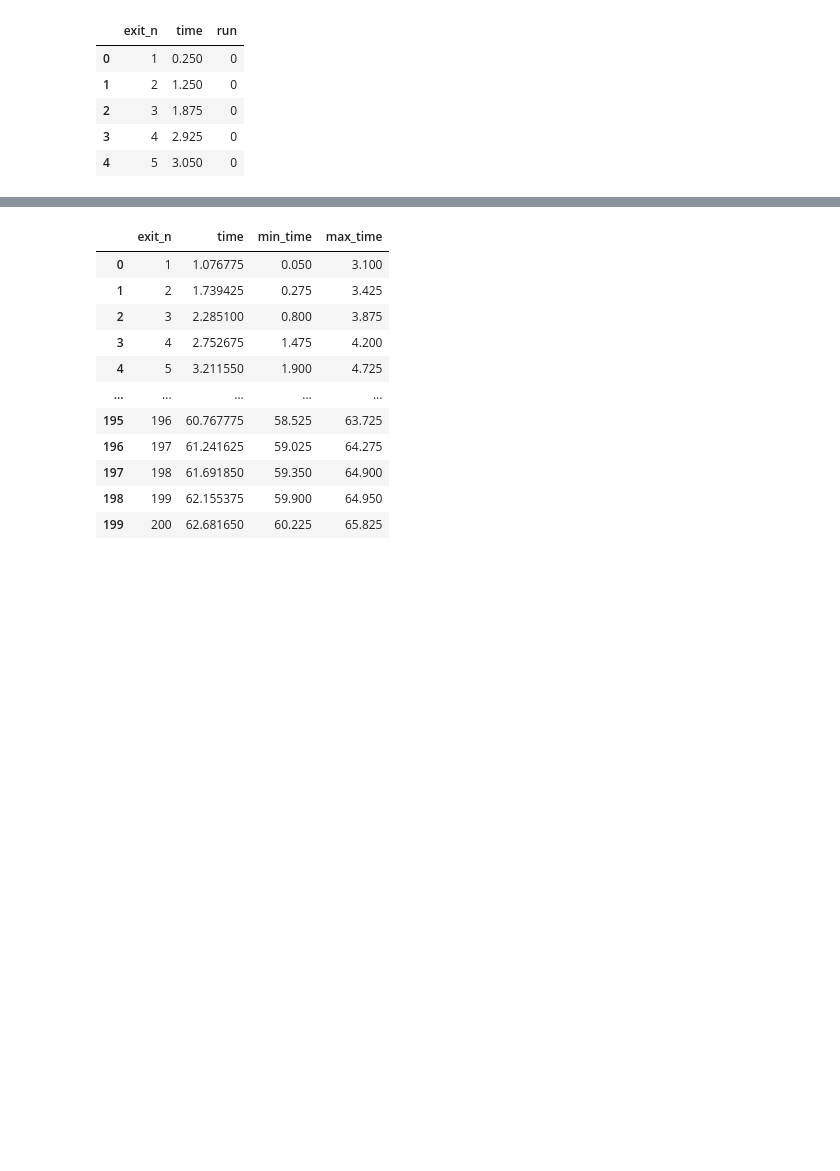
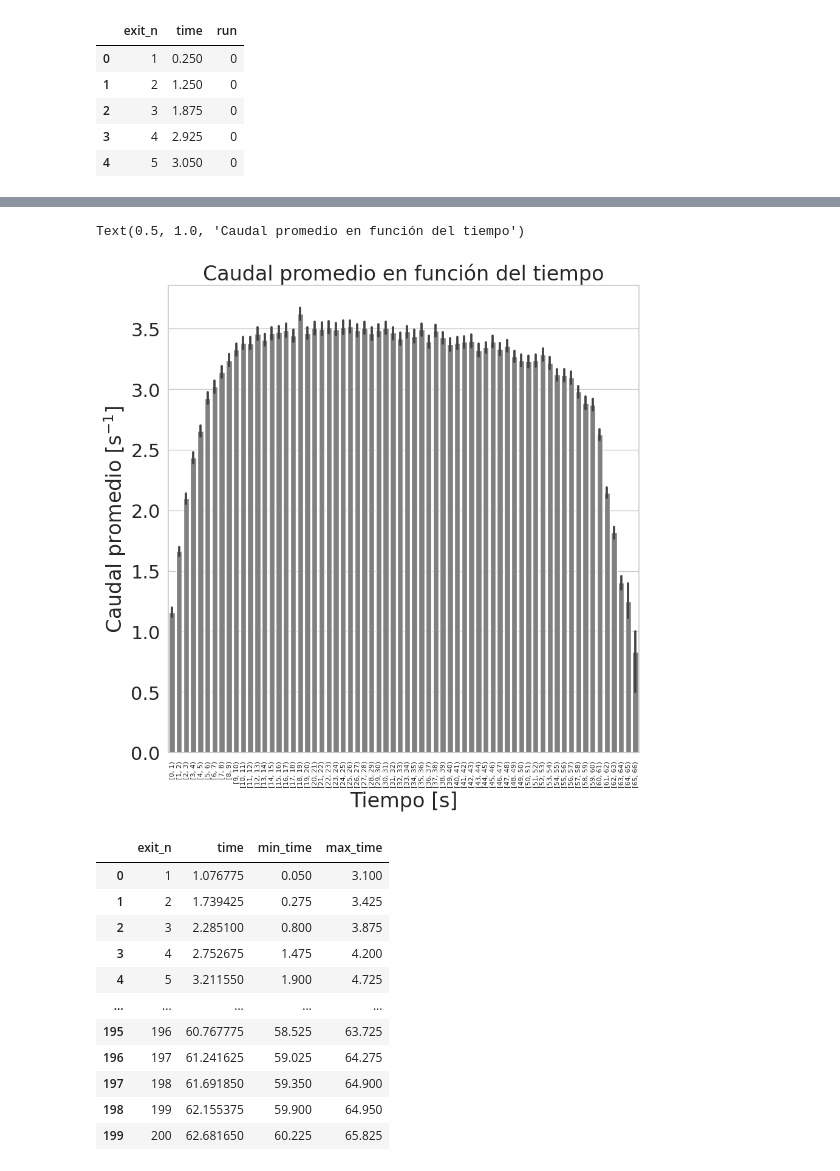
Before and after one commit to lvittor/ss, a Jupyter notebook: notebooks/tp5.ipynb, the cells around one changed output, grey strips where cells are left out. Saved outputs shown, nothing was run; the diff lists cells and outputs as text; code cells hidden in the pictures; blank space fills up the shorter version.

```diff
--- a/notebooks/tp5.ipynb
+++ b/notebooks/tp5.ipynb
@@ -179,10 +178,0 @@ lista_dataframes
-# %%
-df_mean_a = pd.DataFrame({'seconds': list(range(71)), 'exit_n': 0})
-
-for second in df_mean_a['seconds']:
-    for df in lista_dataframes:
-        for time in df['time'].astype(int):
-            if time == second:
-                df_mean_a.loc[df_mean_a['seconds'] == time, 'exit_n'] += 1
-df_mean_a['exit_n'] = df_mean_a['exit_n'] / len(lista_dataframes)
-df_mean_a
@@ -203,10 +178,0 @@ df_mean_a
-# %%
-# Establecer el estilo y tamaño de fuente
-sns.set(style="whitegrid", font_scale=2)
-
-sns.barplot(data=df_mean_a, y="exit_n", x='seconds')
-
-# Configurar las etiquetas del gráfico
-plt.xlabel('Ancho de la puerta [m]')
-plt.ylabel('Caudal promedio [$s^{-1}$]')
-plt.title('Caudal promedio en función del ancho de la puerta')
@@ -215,0 +179,10 @@ Text(0.5, 1.0, 'Caudal promedio en función del ancho de la puerta')
+# %%
+histograms = pd.DataFrame(columns = ['run', 'time', 'count'])
+for (time, run), simulation in simulation_a.groupby(by=lambda idx:(int(simulation_a['time'].loc[idx] / 1) * 1, simulation_a['run'].loc[idx])):
+    histograms.loc[-1] = [run, time, len(simulation)]
+    histograms.index = histograms.index + 1
+
+histograms.loc[-1] = [1560, 65, 0]
+histograms.index = histograms.index + 1
+
+histograms.head()
@@ -216,3 +196,14 @@ Text(0.5, 1.0, 'Caudal promedio en función del ancho de la puerta')
+# %%
+ax = sns.barplot(data=histograms, y="count", x="time", color='gray')
+ax.set_xticklabels([f'[{start.get_text()}, {int(start.get_text()) + 1})' for start in ax.get_xticklabels()], rotation=90)
+ax.tick_params(axis='x', labelsize=8)
+
+plt.ylabel('Caudal promedio [s$^{-1}$]')
+plt.xlabel('Tiempo [s]')
+plt.title('Caudal promedio en función del tiempo')
+# %% [output]
+Text(0.5, 1.0, 'Caudal promedio en función del tiempo')
+[figure, added]
 # %%
 mean_simulation_a
 # %% [output]
```
Also changed, not shown: parts of 13 cells of this notebook.
